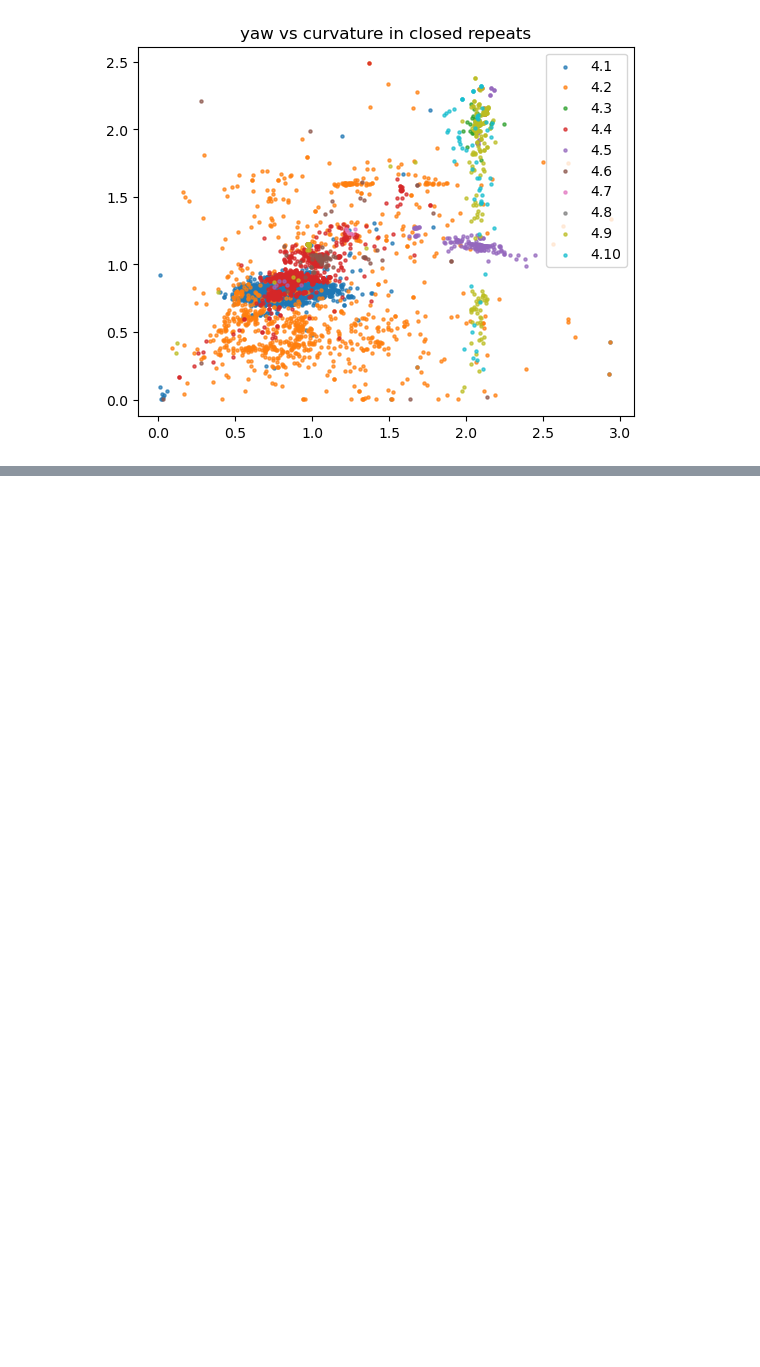
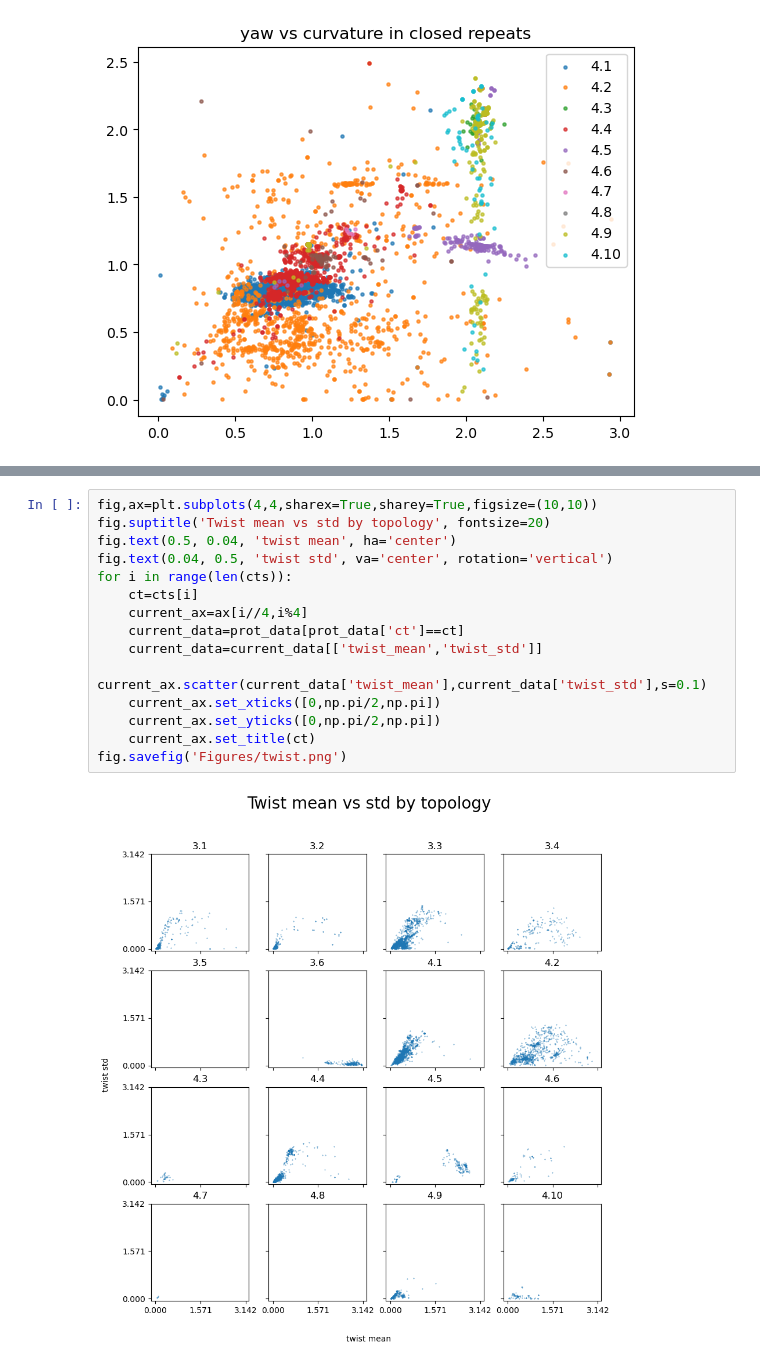
Before and after one commit to BioComputingUP/GeomeTRe, a Jupyter notebook: RepeatsDB_outputs.ipynb, the cells around one changed output, grey strips where cells are left out. Drawn from its saved outputs; the diff is of its cells as text; blank space fills up the shorter version.

```diff
--- a/RepeatsDB_outputs.ipynb
+++ b/RepeatsDB_outputs.ipynb
@@ -328,0 +380,17 @@ Text(0.5, 1.0, 'yaw vs curvature in closed repeats')
+# %%
+fig,ax=plt.subplots(4,4,sharex=True,sharey=True,figsize=(10,10))
+fig.suptitle('Twist mean vs std by topology', fontsize=20)
+fig.text(0.5, 0.04, 'twist mean', ha='center')
+fig.text(0.04, 0.5, 'twist std', va='center', rotation='vertical')
+for i in range(len(cts)):
+    ct=cts[i]
+    current_ax=ax[i//4,i%4]
+    current_data=prot_data[prot_data['ct']==ct]
+    current_data=current_data[['twist_mean','twist_std']]
+    current_ax.scatter(current_data['twist_mean'],current_data['twist_std'],s=0.1)
+    current_ax.set_xticks([0,np.pi/2,np.pi])
+    current_ax.set_yticks([0,np.pi/2,np.pi])
+    current_ax.set_title(ct)
+fig.savefig('Figures/twist.png')
+# %% [output]
+[figure, added]
```
Also changed, not shown: parts of 17 cells of this notebook, 2 other files.
